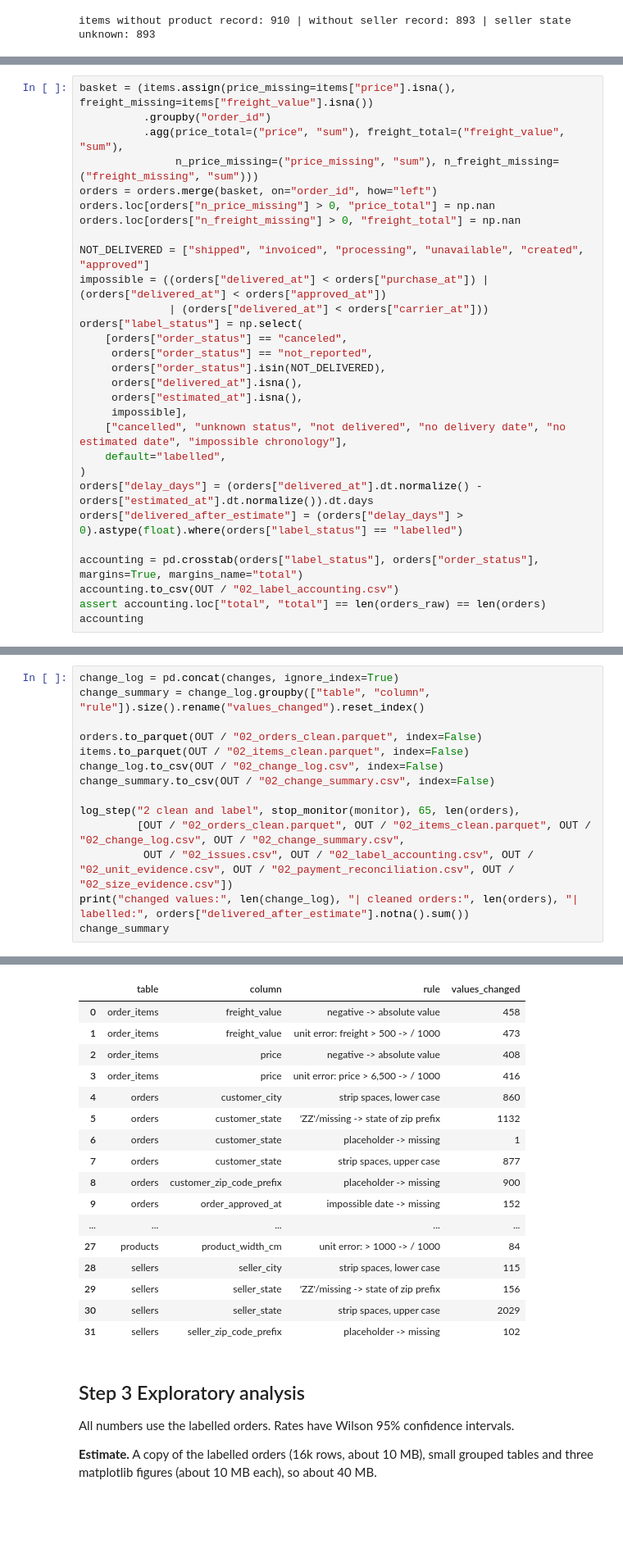
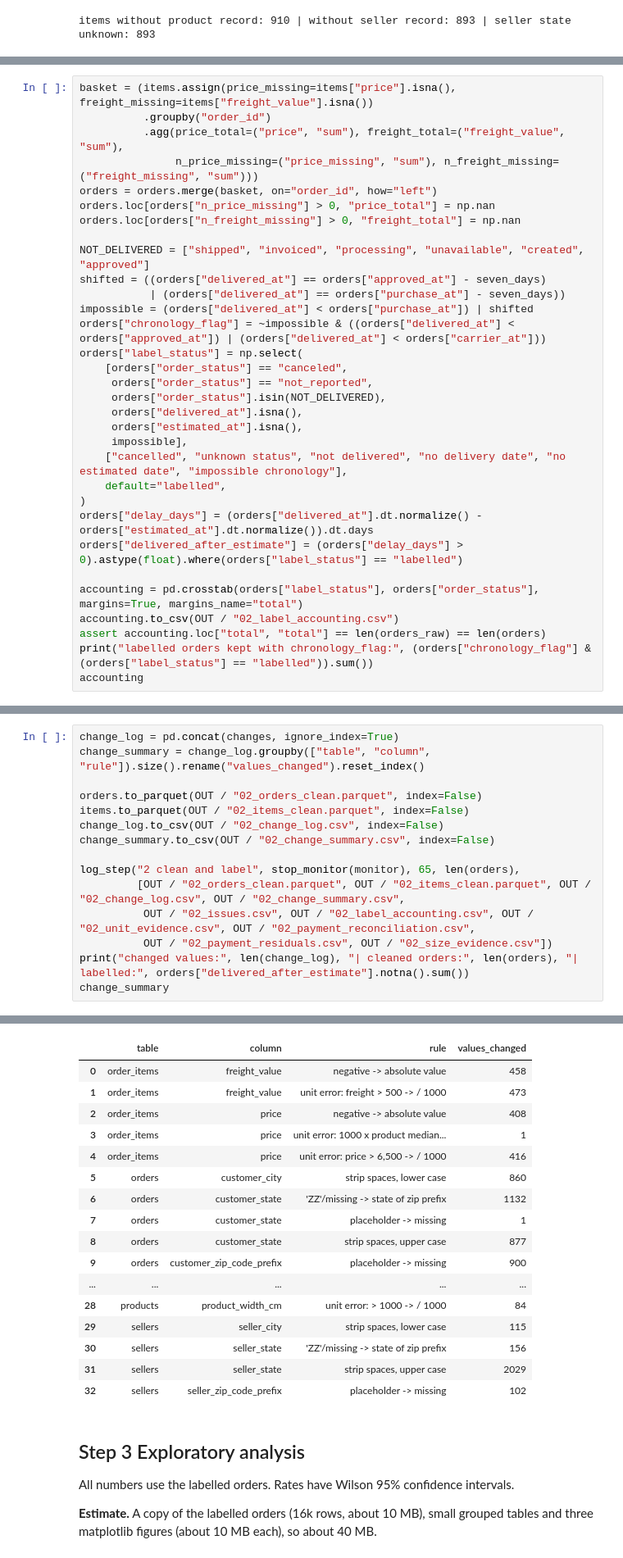
Before and after one commit to IMRUNya/eng2040-assignment1, a Jupyter notebook: assignment1.ipynb, the cells around one changed output, grey strips where cells are left out. Shown at 82% size. Saved outputs shown, nothing was run; the diff lists cells and outputs as text; blank space fills up the shorter version.

Commit message:
Keep valid chronology exceptions, add delivery-chain analysis and second unit check

```diff
--- a/assignment1.ipynb
+++ b/assignment1.ipynb
@@ -783,8 +814,10 @@ orders.loc[orders["n_price_missing"] > 0, "price_total"] = np.nan
 orders.loc[orders["n_freight_missing"] > 0, "freight_total"] = np.nan
 
 NOT_DELIVERED = ["shipped", "invoiced", "processing", "unavailable", "created", "approved"]
-impossible = ((orders["delivered_at"] < orders["purchase_at"]) | (orders["delivered_at"] < orders["approved_at"])
-              | (orders["delivered_at"] < orders["carrier_at"]))
+shifted = ((orders["delivered_at"] == orders["approved_at"] - seven_days)
+           | (orders["delivered_at"] == orders["purchase_at"] - seven_days))
+impossible = (orders["delivered_at"] < orders["purchase_at"]) | shifted
+orders["chronology_flag"] = ~impossible & ((orders["delivered_at"] < orders["approved_at"]) | (orders["delivered_at"] < orders["carrier_at"]))
 orders["label_status"] = np.select(
     [orders["order_status"] == "canceled",
      orders["order_status"] == "not_reported",
@@ -801,5 +834,6 @@ orders["delivered_after_estimate"] = (orders["delay_days"] > 0).astype(float).wh
 accounting = pd.crosstab(orders["label_status"], orders["order_status"], margins=True, margins_name="total")
 accounting.to_csv(OUT / "02_label_accounting.csv")
 assert accounting.loc["total", "total"] == len(orders_raw) == len(orders)
+print("labelled orders kept with chronology_flag:", (orders["chronology_flag"] & (orders["label_status"] == "labelled")).sum())
 accounting
 # %% [output]
@@ -824,7 +859,8 @@ change_summary.to_csv(OUT / "02_change_summary.csv", index=False)
 
 log_step("2 clean and label", stop_monitor(monitor), 65, len(orders),
          [OUT / "02_orders_clean.parquet", OUT / "02_items_clean.parquet", OUT / "02_change_log.csv", OUT / "02_change_summary.csv",
-          OUT / "02_issues.csv", OUT / "02_label_accounting.csv", OUT / "02_unit_evidence.csv", OUT / "02_payment_reconciliation.csv", OUT / "02_size_evidence.csv"])
+          OUT / "02_issues.csv", OUT / "02_label_accounting.csv", OUT / "02_unit_evidence.csv", OUT / "02_payment_reconciliation.csv",
+          OUT / "02_payment_residuals.csv", OUT / "02_size_evidence.csv"])
 print("changed values:", len(change_log), "| cleaned orders:", len(orders), "| labelled:", orders["delivered_after_estimate"].notna().sum())
 change_summary
 # %% [output]
@@ -832,20 +868,20 @@ changed values: 11387 | cleaned orders: 20000 | labelled: 16481
 |  | table | column | rule | values_changed |
 | 0 | order_items | freight_value | negative -> absolute value | 458 |
 | 1 | order_items | freight_value | unit error: freight > 500 -> / 1000 | 473 |
 | 2 | order_items | price | negative -> absolute value | 408 |
-| 3 | order_items | price | unit error: price > 6,500 -> / 1000 | 416 |
-| 4 | orders | customer_city | strip spaces, lower case | 860 |
-| 5 | orders | customer_state | 'ZZ'/missing -> state of zip prefix | 1132 |
-| 6 | orders | customer_state | placeholder -> missing | 1 |
-| 7 | orders | customer_state | strip spaces, upper case | 877 |
-| 8 | orders | customer_zip_code_prefix | placeholder -> missing | 900 |
-| 9 | orders | order_approved_at | impossible date -> missing | 152 |
+| 3 | order_items | price | unit error: 1000 x product median... | 1 |
+| 4 | order_items | price | unit error: price > 6,500 -> / 1000 | 416 |
+| 5 | orders | customer_city | strip spaces, lower case | 860 |
+| 6 | orders | customer_state | 'ZZ'/missing -> state of zip prefix | 1132 |
+| 7 | orders | customer_state | placeholder -> missing | 1 |
+| 8 | orders | customer_state | strip spaces, upper case | 877 |
+| 9 | orders | customer_zip_code_prefix | placeholder -> missing | 900 |
 | ... | ... | ... | ... | ... |
-| 27 | products | product_width_cm | unit error: > 1000 -> / 1000 | 84 |
-| 28 | sellers | seller_city | strip spaces, lower case | 115 |
-| 29 | sellers | seller_state | 'ZZ'/missing -> state of zip prefix | 156 |
-| 30 | sellers | seller_state | strip spaces, upper case | 2029 |
-| 31 | sellers | seller_zip_code_prefix | placeholder -> missing | 102 |
+| 28 | products | product_width_cm | unit error: > 1000 -> / 1000 | 84 |
+| 29 | sellers | seller_city | strip spaces, lower case | 115 |
+| 30 | sellers | seller_state | 'ZZ'/missing -> state of zip prefix | 156 |
+| 31 | sellers | seller_state | strip spaces, upper case | 2029 |
+| 32 | sellers | seller_zip_code_prefix | placeholder -> missing | 102 |
 # %% [markdown]
 ## Step 3 Exploratory analysis
 
```
Also changed, not shown: parts of 26 cells of this notebook, 28 other files.
